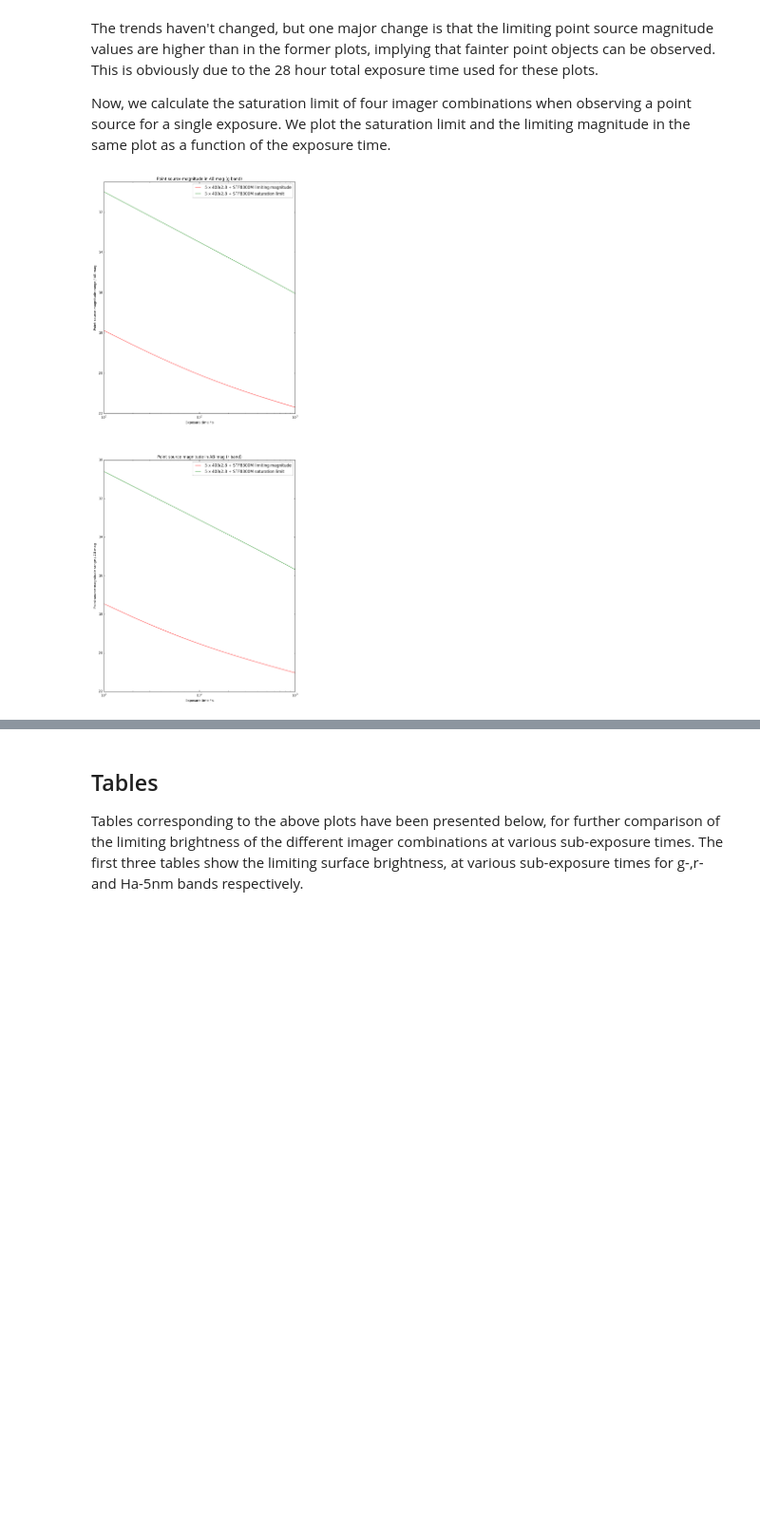
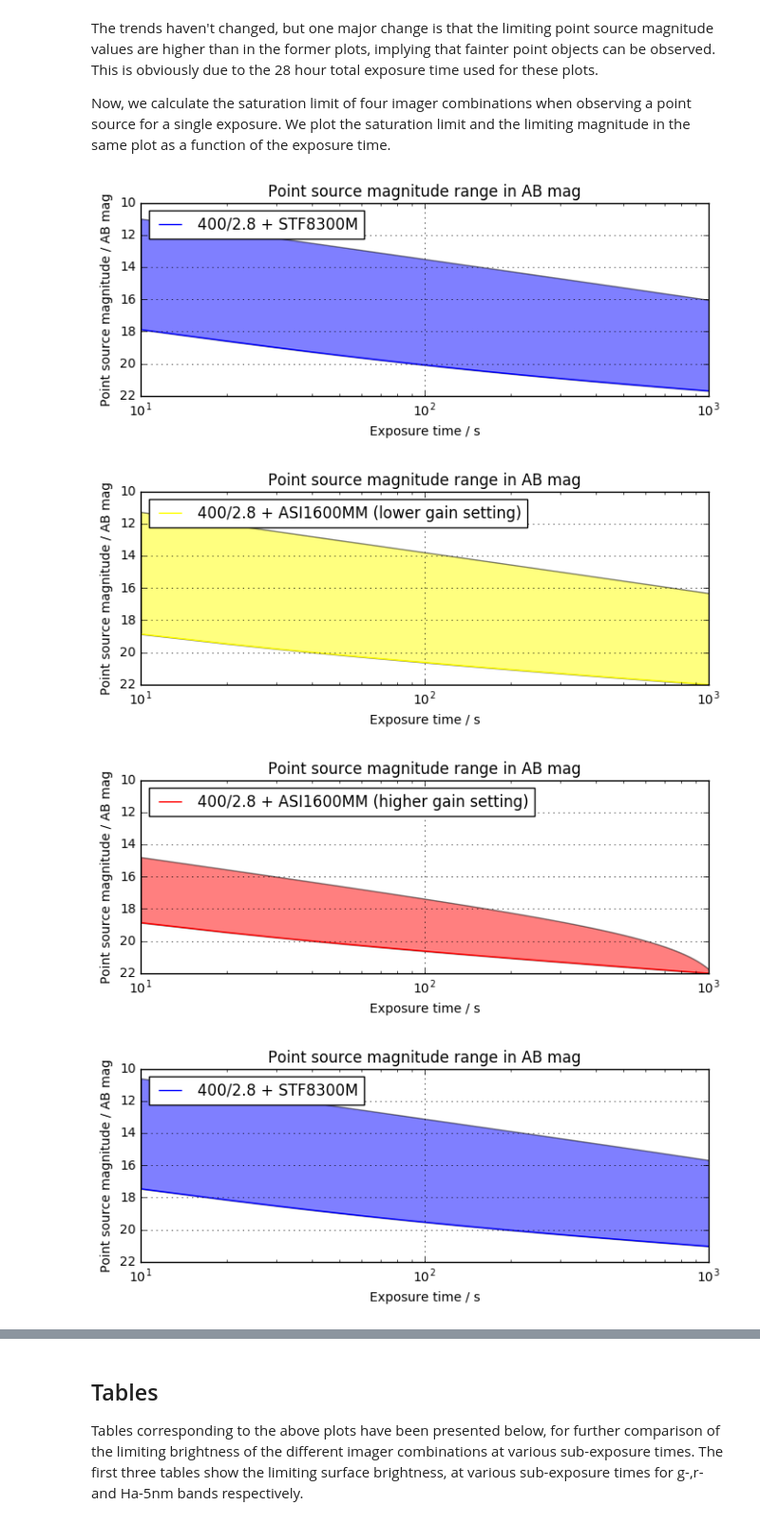
Before and after one commit to AnthonyHorton/signal-to-noise, a Jupyter notebook: Huntsman SNR.ipynb, the cells around one changed output, grey strips where cells are left out. Shown at 95% size. Cells and saved outputs as stored; diff of their text form; code cells hidden in the pictures; blank space fills up the shorter version.

Commit message:
dynamic range plots for sbig and zwo have been added

```diff
--- a/Huntsman SNR.ipynb
+++ b/Huntsman SNR.ipynb
@@ -631,33 +631,42 @@ The trends haven't changed, but one major change is that the limiting point sour
 
 Now, we calculate the saturation limit of four imager combinations when observing a point source for a single exposure. We plot the saturation limit and the limiting magnitude in the same plot as a function of the exposure time.
 # %%
-def range_plot(data1, imager, bit_depth, full_well, gain, exp_time, plot_number, colour1, colour2, name):
-    plt.subplot(2,1,plot_number)
+def range_plot(data1, imager, bit_depth, full_well, gain, exp_time, plot_number, colour, transparency, name):
     if not isinstance(imager, snr.Imager):
         raise ValueError("imager must be an instance of the Imager class")
     data2 = imager.pointsource_saturation(bit_depth, full_well, gain, exp_time)
-    plt.semilogx(exp_time, data1, '{}-'.format(colour1), label='{} limiting magnitude'.format(name))
-    plt.semilogx(exp_time, data2, '{}-'.format(colour2), label='{} saturation limit'.format(name))
+    fig = plt.figure()
+    az = fig.add_subplot(2,1,plot_number)
+    az.semilogx(exp_time, data1, label='{}'.format(name), color=colour)
+    az.fill_between(exp_time.value, data1.value, data2.value, facecolor=colour, alpha=transparency)
+    az.set_title('Point source magnitude range in AB mag')
+    az.legend(loc='upper left')
+    az.set_ylim(22,10)
+    az.set_xlabel('Exposure time / s')
+    az.set_ylabel('Point source magnitude / AB mag')
+    az.grid()
-# %%
-#Since we want to calculate the range, we want to use N=1 for the point source limiting magnitude calculations, so we create new variables
-ts, psgt, psgrt, psgit = calculate_limits(canon_sbig_g, 'per pixel', 3.0, exptime, exptime, 1, False)
-ts, psrt, psrrt, psrit = calculate_limits(canon_sbig_r, 'per pixel', 3.0, exptime, exptime, 1, False)
-#Plotting the range
-range_plot(psgt, canon_sbig_g, 16, 25500 * u.electron, 0.37 * u.electron/u.adu, exptime, 1, 'r', 'g', '5 x 400/2.8 + STF8300M')
-range_plot(psrt, canon_sbig_r, 16, 25500 * u.electron, 0.37 * u.electron/u.adu, exptime, 2, 'r', 'g', '5 x 400/2.8 + STF8300M')
-plt.subplot(2,1,1)
-plt.ylim(22,10.5)
-plt.xlabel('Exposure time / s')
-plt.ylabel('Point source magnitude range / AB mag')
-plt.title('Point source magnitude in AB mag (g band)')
-plt.legend(loc='best', fancybox=True, framealpha=0.3)
-plt.subplot(2,1,2)
-plt.ylim(22,10)
-plt.xlabel('Exposure time / s')
-plt.ylabel('Point source magnitude range / AB mag')
-plt.title('Point source magnitude in AB mag (r band)')
-plt.legend(loc='best', fancybox=True, framealpha=0.3)
-plt.gcf().set_size_inches(10.5,28)
-plt.savefig('range_plot.png')
-# %% [output]
-[figure, removed]
+# %%
+#Since we want to calculate the range, we want to use N=1 for the point source limiting magnitude calculations, so we create new variables
+ts, psgt, psgrt, psgit = calculate_limits(canon_sbig_g, 'per pixel', 3.0, exptime, exptime, 1, False)
+ts, psrt, psrrt, psrit = calculate_limits(canon_sbig_r, 'per pixel', 3.0, exptime, exptime, 1, False)
+ts, psg1t, psgr1t, psgi1t= calculate_limits(canon_fli_g,'per pixel', 3.0, exptime, exptime, 1, False)
+ts, psr1t, psrr1t, psri1t = calculate_limits(canon_fli_r,'per pixel', 3.0, exptime, exptime, 1, False)
+ts, psg2t, psgr2t, psgi2t = calculate_limits(rasa_fli_g,'per pixel', 3.0, exptime, exptime, 1, False)
+ts, psr2t, psrr2t, psri2t = calculate_limits(rasa_fli_r,'per pixel', 3.0, exptime, exptime, 1, False)
+ts, psg3t, psgr3t, psgi3t = calculate_limits(canon_zwo_g, 'per pixel', 3.0, exptime, exptime, 1, False)
+ts, psr3t, psrr3t, psri3t = calculate_limits(canon_zwo_r, 'per pixel', 3.0, exptime, exptime, 1, False)
+# %%
+#Plotting the range for the different imager combinations for the g band
+range_plot(psgt, canon_sbig_g, 16, 25500 * u.electron, 0.37 * u.electron/u.adu, exptime, 1, 'blue', 0.5, '400/2.8 + STF8300M')
+range_plot(psg3t, canon_zwo_g, 12, 20000* u.electron, 5 * u.electron/u.adu, exptime, 1, 'yellow', 0.5, '400/2.8 + ASI1600MM (lower gain setting)')
+range_plot(psg3t, canon_zwo_g, 12, 650 * u.electron, 0.20 * u.electron/u.adu, exptime, 1, 'red', 0.5, '400/2.8 + ASI1600MM (higher gain setting)')
+range_plot(psrt, canon_sbig_r, 16, 25500 * u.electron, 0.37 * u.electron/u.adu, exptime, 2, 'blue', 0.5, '400/2.8 + STF8300M')
+range_plot(psr3t, canon_zwo_r, 12, 20000* u.electron, 5 * u.electron/u.adu, exptime, 2, 'yellow', 0.5, '400/2.8 + ASI1600MM (lower gain setting)')
+range_plot(psr3t, canon_zwo_r, 12, 650 * u.electron, 0.20 * u.electron/u.adu, exptime, 2, 'red', 0.5, '400/2.8 + ASI1600MM (higher gain setting)')
+
+plt.savefig('range_plot.png')
+# %% [output]
+[figure, added]
+[figure, added]
+[figure, added]
+[figure, added]
```
Also changed, not shown: parts of 4 cells of this notebook, 2 other files.
